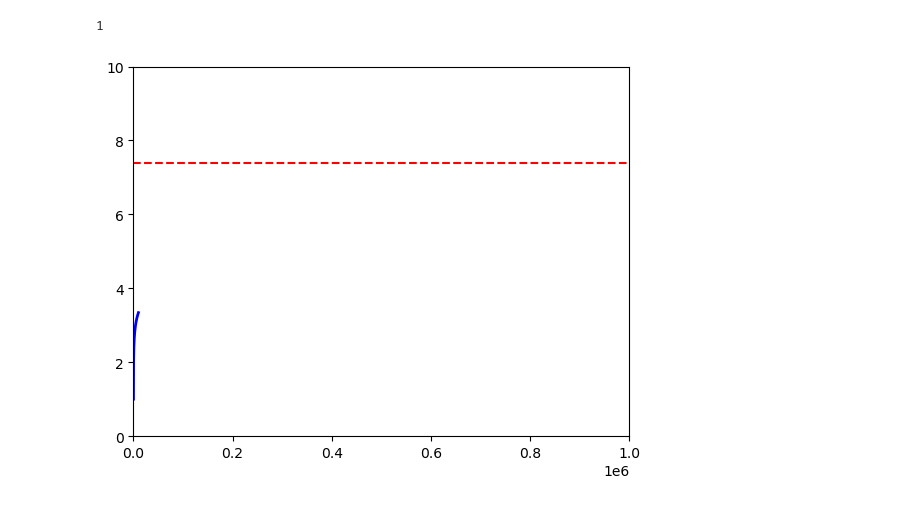
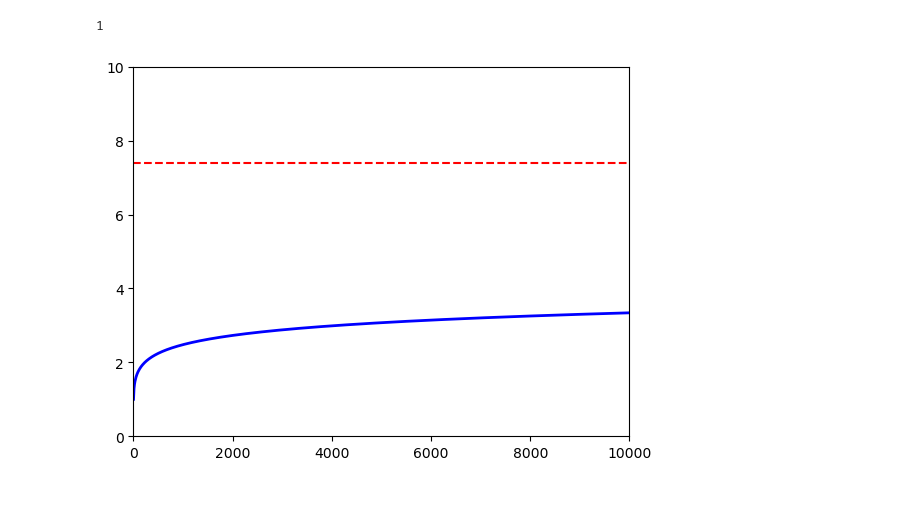
Before and after one commit to Jafar-cpu/git_test, a Jupyter notebook: BDZ/BDZ_MATAN.ipynb, the cells around one changed output. Cells and saved outputs as stored; diff of their text form; code cells hidden in the pictures.

```diff
--- a/BDZ/BDZ_MATAN.ipynb
+++ b/BDZ/BDZ_MATAN.ipynb
@@ -132,24 +132,26 @@ print(sp.limit(f,x,+00))
 # %% [output]
 1
 # %%
+#3.146
+
 import numpy as np
 import matplotlib.pyplot as plt
 import math
 
 
 def f(x):
     return ((x**(1/3) + 2*x**(1/6) + 1) / (x**(1/3) + 3)) ** (x**(1/6))
 
 
 x = np.linspace(1, 10000, 1000)
 y = f(x)
-xlim(0,10**6)
+xlim(0,10000)
 ylim(0,10)
 limit = math.e**2
 axhline(limit,color='red',linestyle='--')
 
 plt.plot(x, y, 'b-', linewidth=2)
 
 show()
 # %% [output]
-[figure, old version]
+[figure, new version]
```
Also changed, not shown: parts of 3 cells of this notebook.
